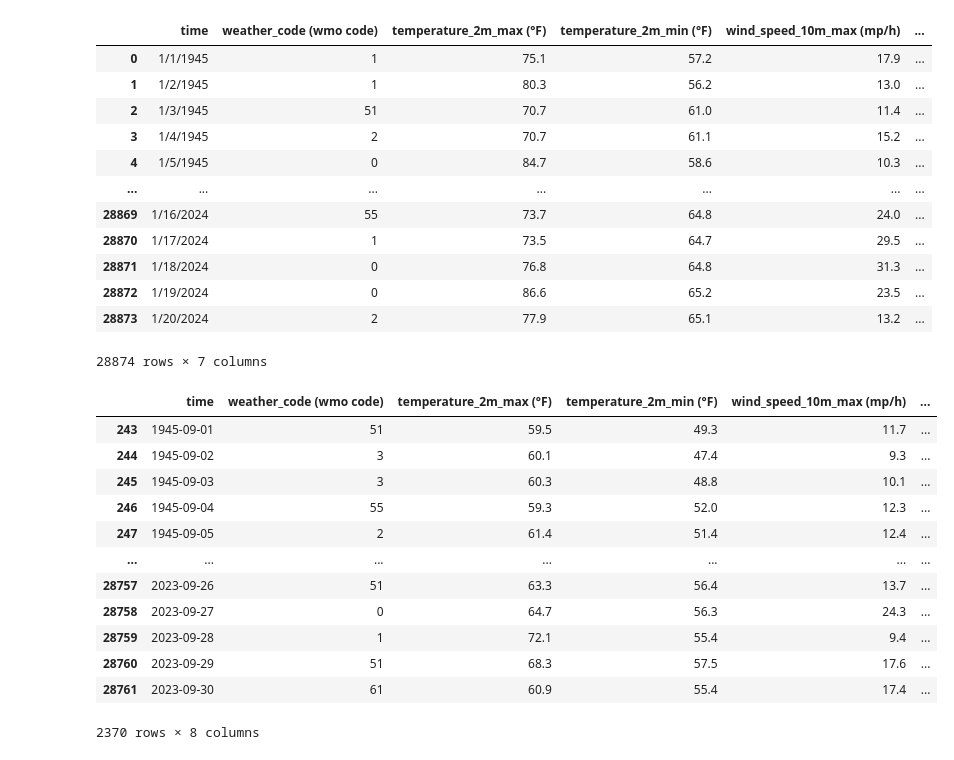
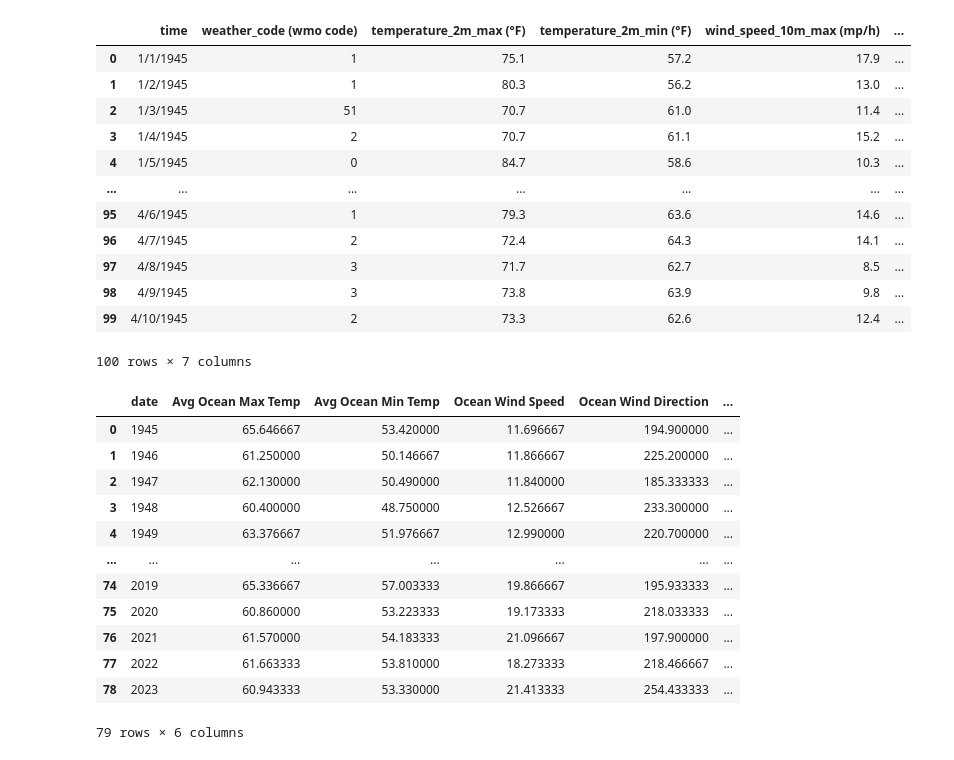
Before and after one commit to cpparker823/Project_1_Hurricanes, a Jupyter notebook: cleaning_script.ipynb, the cells around one changed output. Cells and saved outputs as stored; diff of their text form; code cells hidden in the pictures.

```diff
--- a/cleaning_script.ipynb
+++ b/cleaning_script.ipynb
@@ -6,7 +7,7 @@ import pprint
 # %%
 Ocean_Temps = Path("Ocean_Temps.csv")
 ocean_df = pd.read_csv(Ocean_Temps)
-ocean_df
+ocean_df.head(100)
 # %% [output]
 |  | time | weather_code (wmo code) | temperature_2m_max (°F) | temperature_2m_min (°F) | wind_speed_10m_max (mp/h) | ... |
 | 0 | 1/1/1945 | 1 | 75.1 | 57.2 | 17.9 | ... |
@@ -15,40 +16,46 @@ ocean_df
 | 3 | 1/4/1945 | 2 | 70.7 | 61.1 | 15.2 | ... |
 | 4 | 1/5/1945 | 0 | 84.7 | 58.6 | 10.3 | ... |
 | ... | ... | ... | ... | ... | ... | ... |
-| 28869 | 1/16/2024 | 55 | 73.7 | 64.8 | 24.0 | ... |
-| 28870 | 1/17/2024 | 1 | 73.5 | 64.7 | 29.5 | ... |
-| 28871 | 1/18/2024 | 0 | 76.8 | 64.8 | 31.3 | ... |
-| 28872 | 1/19/2024 | 0 | 86.6 | 65.2 | 23.5 | ... |
-| 28873 | 1/20/2024 | 2 | 77.9 | 65.1 | 13.2 | ... |
+| 95 | 4/6/1945 | 1 | 79.3 | 63.6 | 14.6 | ... |
+| 96 | 4/7/1945 | 2 | 72.4 | 64.3 | 14.1 | ... |
+| 97 | 4/8/1945 | 3 | 71.7 | 62.7 | 8.5 | ... |
+| 98 | 4/9/1945 | 3 | 73.8 | 63.9 | 9.8 | ... |
+| 99 | 4/10/1945 | 2 | 73.3 | 62.6 | 12.4 | ... |
-28874 rows × 7 columns
+100 rows × 7 columns
 # %%
-# Convert 'time' column to datetime
+# Convert the 'date' column to datetime format
+ocean_df['date'] = pd.to_datetime(ocean_df['time'], infer_datetime_format=True)
+columns_data = ['temperature_2m_max (°F)', 'temperature_2m_min (°F)', 'wind_speed_10m_max (mp/h)', 'wind_direction_10m_dominant (°)', 'et0_fao_evapotranspiration (mm)']
 
-ocean_df['time'] = pd.to_datetime(ocean_df['time'])
+# Filter the dataframe to include only September dates
+df_september = ocean_df[ocean_df['date'].dt.month == 9]
 
+# Group the filtered dataframe by the year
+df_grouped = df_september.groupby(df_september['date'].dt.year)
 
-# Create a boolean mask to filter rows where the month is not September
-mask = ocean_df['time'].dt.month != 9
+# Calculate the average 'maxtemp' and 'mintemp' for each group
+df_average = df_grouped[columns_data].mean()
 
-# Filter the DataFrame using the boolean mask
-sept_ocean_data = ocean_df[~mask]
+# Rename the columns
+df_average.columns = ['Avg Ocean Max Temp', 'Avg Ocean Min Temp ', 'Ocean Wind Speed', 'Ocean Wind Direction', 'Ocean Evapotrasnpiration']
 
-sept_ocean_data_backup = sept_ocean_data
+# Reset the index to make 'year' a column
+df_average = df_average.reset_index()
 
-ocean_df['year'] = ocean_df['time'].dt.year
-
-sept_ocean_data
+# Print the resulting dataframe
+ocean_final_df = pd.DataFrame(df_average)
+ocean_final_df
 # %% [output]
-|  | time | weather_code (wmo code) | temperature_2m_max (°F) | temperature_2m_min (°F) | wind_speed_10m_max (mp/h) | ... |
-| 243 | 1945-09-01 | 51 | 59.5 | 49.3 | 11.7 | ... |
-| 244 | 1945-09-02 | 3 | 60.1 | 47.4 | 9.3 | ... |
-| 245 | 1945-09-03 | 3 | 60.3 | 48.8 | 10.1 | ... |
-| 246 | 1945-09-04 | 55 | 59.3 | 52.0 | 12.3 | ... |
-| 247 | 1945-09-05 | 2 | 61.4 | 51.4 | 12.4 | ... |
+|  | date | Avg Ocean Max Temp | Avg Ocean Min Temp | Ocean Wind Speed | Ocean Wind Direction | ... |
+| 0 | 1945 | 65.646667 | 53.420000 | 11.696667 | 194.900000 | ... |
+| 1 | 1946 | 61.250000 | 50.146667 | 11.866667 | 225.200000 | ... |
+| 2 | 1947 | 62.130000 | 50.490000 | 11.840000 | 185.333333 | ... |
+| 3 | 1948 | 60.400000 | 48.750000 | 12.526667 | 233.300000 | ... |
+| 4 | 1949 | 63.376667 | 51.976667 | 12.990000 | 220.700000 | ... |
 | ... | ... | ... | ... | ... | ... | ... |
-| 28757 | 2023-09-26 | 51 | 63.3 | 56.4 | 13.7 | ... |
-| 28758 | 2023-09-27 | 0 | 64.7 | 56.3 | 24.3 | ... |
-| 28759 | 2023-09-28 | 1 | 72.1 | 55.4 | 9.4 | ... |
-| 28760 | 2023-09-29 | 51 | 68.3 | 57.5 | 17.6 | ... |
-| 28761 | 2023-09-30 | 61 | 60.9 | 55.4 | 17.4 | ... |
+| 74 | 2019 | 65.336667 | 57.003333 | 19.866667 | 195.933333 | ... |
+| 75 | 2020 | 60.860000 | 53.223333 | 19.173333 | 218.033333 | ... |
+| 76 | 2021 | 61.570000 | 54.183333 | 21.096667 | 197.900000 | ... |
+| 77 | 2022 | 61.663333 | 53.810000 | 18.273333 | 218.466667 | ... |
+| 78 | 2023 | 60.943333 | 53.330000 | 21.413333 | 254.433333 | ... |
-2370 rows × 8 columns
+79 rows × 6 columns
```
Also changed, not shown: parts of 21 cells of this notebook, 9 other files.
